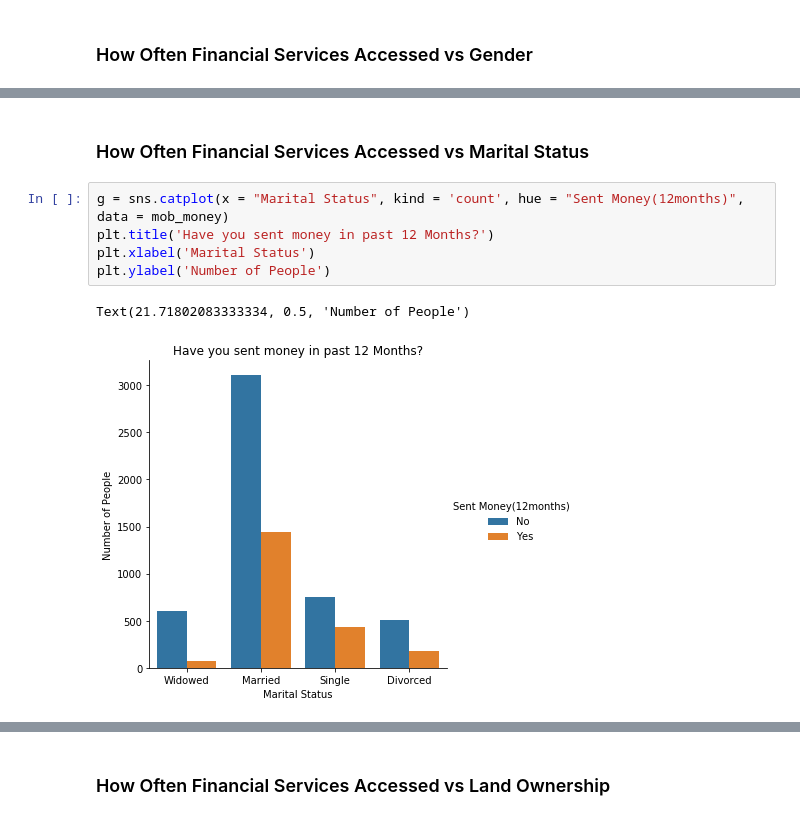
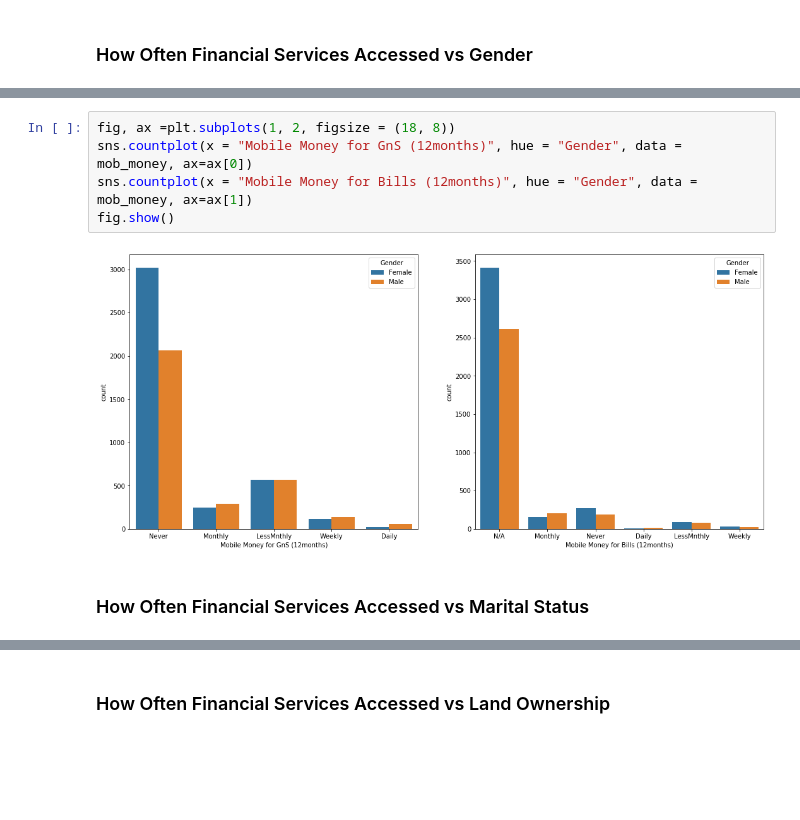
Before and after one commit to PhathuAuti/tanzania-data-viz, a Jupyter notebook: Tanzania Data Viz.ipynb, the cells around one changed output, grey strips where cells are left out. Drawn from its saved outputs; the diff is of its cells as text; blank space fills up the shorter version.

```diff
--- a/Tanzania Data Viz.ipynb
+++ b/Tanzania Data Viz.ipynb
@@ -400,10 +360,9 @@ Text(15.484739583333337, 0.5, 'Number of People')
+# %%
+fig, ax =plt.subplots(1, 2, figsize = (18, 8))
+sns.countplot(x = "Mobile Money for GnS (12months)", hue = "Gender", data = mob_money, ax=ax[0])
+sns.countplot(x = "Mobile Money for Bills (12months)", hue = "Gender", data = mob_money, ax=ax[1])
+fig.show()
+# %% [output]
+[figure, added]
 # %% [markdown]
 ### How Often Financial Services Accessed vs Marital Status
-# %%
-g = sns.catplot(x = "Marital Status", kind = 'count', hue = "Sent Money(12months)", data = mob_money)
-plt.title('Have you sent money in past 12 Months?')
-plt.xlabel('Marital Status')
-plt.ylabel('Number of People')
-# %% [output]
-Text(21.71802083333334, 0.5, 'Number of People')
-[figure, removed]
```
Also changed, not shown: parts of 26 cells of this notebook, 1 other file.
